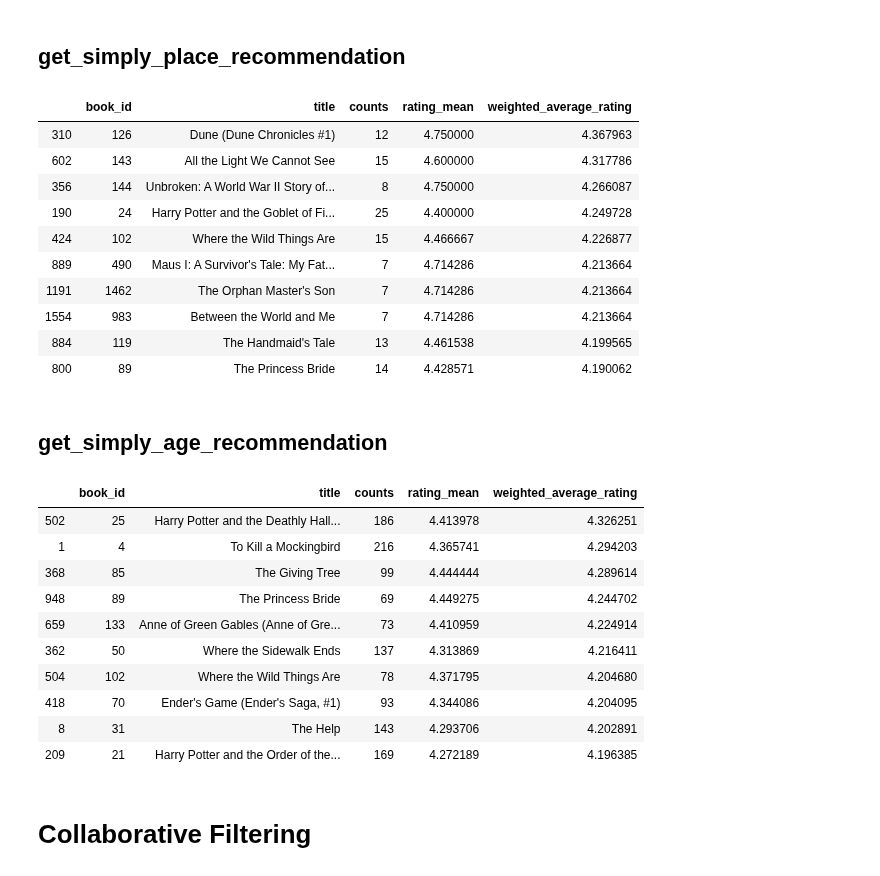
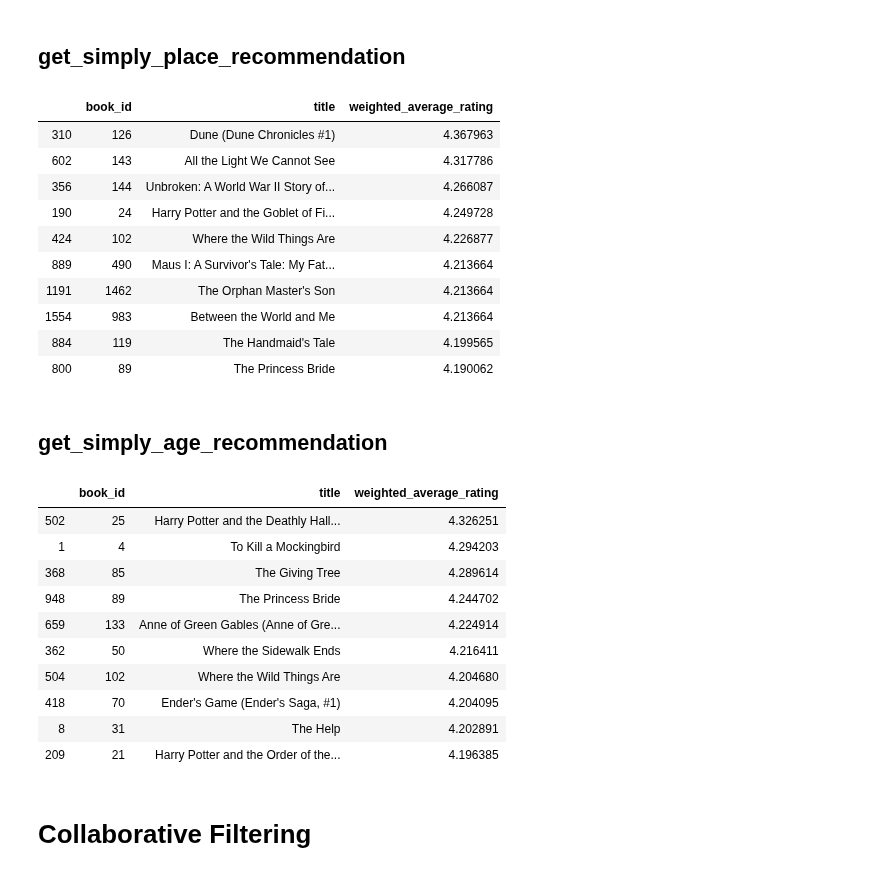
Before and after one commit to Lea1612/AI_Recommender_Systems, a Jupyter notebook: Notebook.ipynb, the cells around one changed output. Cells and saved outputs as stored; diff of their text form; code cells hidden in the pictures.

```diff
--- a/Notebook.ipynb
+++ b/Notebook.ipynb
@@ -196,19 +196,19 @@ def get_simply_place_recommendation(place, k):
     return calculate_WAR_and_top_k(df, m, rating_all_mean, k, ['weighted_average_rating'])
 # %%
 place_recommendation_df = get_simply_place_recommendation('Ohio', 10)
-place_recommendation_df.head(10)
+place_recommendation_df[['book_id','title','weighted_average_rating']].head(10)
 # %% [output]
-|  | book_id | title | counts | rating_mean | weighted_average_rating |
-| 310 | 126 | Dune (Dune Chronicles #1) | 12 | 4.750000 | 4.367963 |
-| 602 | 143 | All the Light We Cannot See | 15 | 4.600000 | 4.317786 |
-| 356 | 144 | Unbroken: A World War II Story of... | 8 | 4.750000 | 4.266087 |
-| 190 | 24 | Harry Potter and the Goblet of Fi... | 25 | 4.400000 | 4.249728 |
-| 424 | 102 | Where the Wild Things Are | 15 | 4.466667 | 4.226877 |
-| 889 | 490 | Maus I: A Survivor's Tale: My Fat... | 7 | 4.714286 | 4.213664 |
-| 1191 | 1462 | The Orphan Master's Son | 7 | 4.714286 | 4.213664 |
-| 1554 | 983 | Between the World and Me | 7 | 4.714286 | 4.213664 |
-| 884 | 119 | The Handmaid's Tale | 13 | 4.461538 | 4.199565 |
-| 800 | 89 | The Princess Bride | 14 | 4.428571 | 4.190062 |
+|  | book_id | title | weighted_average_rating |
+| 310 | 126 | Dune (Dune Chronicles #1) | 4.367963 |
+| 602 | 143 | All the Light We Cannot See | 4.317786 |
+| 356 | 144 | Unbroken: A World War II Story of... | 4.266087 |
+| 190 | 24 | Harry Potter and the Goblet of Fi... | 4.249728 |
+| 424 | 102 | Where the Wild Things Are | 4.226877 |
+| 889 | 490 | Maus I: A Survivor's Tale: My Fat... | 4.213664 |
+| 1191 | 1462 | The Orphan Master's Son | 4.213664 |
+| 1554 | 983 | Between the World and Me | 4.213664 |
+| 884 | 119 | The Handmaid's Tale | 4.199565 |
+| 800 | 89 | The Princess Bride | 4.190062 |
 # %% [markdown]
 ## get_simply_age_recommendation
 # %%
@@ -227,19 +227,19 @@ def get_simply_age_recommendation(age, k):
     return calculate_WAR_and_top_k(df, m, rating_all_mean, k, ['weighted_average_rating'])
 # %%
 age_recommendation_df = get_simply_age_recommendation(28, 10)
-age_recommendation_df.head(10)
+age_recommendation_df[['book_id','title','weighted_average_rating']].head(10)
 # %% [output]
-|  | book_id | title | counts | rating_mean | weighted_average_rating |
-| 502 | 25 | Harry Potter and the Deathly Hall... | 186 | 4.413978 | 4.326251 |
-| 1 | 4 | To Kill a Mockingbird | 216 | 4.365741 | 4.294203 |
-| 368 | 85 | The Giving Tree | 99 | 4.444444 | 4.289614 |
-| 948 | 89 | The Princess Bride | 69 | 4.449275 | 4.244702 |
-| 659 | 133 | Anne of Green Gables (Anne of Gre... | 73 | 4.410959 | 4.224914 |
-| 362 | 50 | Where the Sidewalk Ends | 137 | 4.313869 | 4.216411 |
-| 504 | 102 | Where the Wild Things Are | 78 | 4.371795 | 4.204680 |
-| 418 | 70 | Ender's Game (Ender's Saga, #1) | 93 | 4.344086 | 4.204095 |
-| 8 | 31 | The Help | 143 | 4.293706 | 4.202891 |
-| 209 | 21 | Harry Potter and the Order of the... | 169 | 4.272189 | 4.196385 |
+|  | book_id | title | weighted_average_rating |
+| 502 | 25 | Harry Potter and the Deathly Hall... | 4.326251 |
+| 1 | 4 | To Kill a Mockingbird | 4.294203 |
+| 368 | 85 | The Giving Tree | 4.289614 |
+| 948 | 89 | The Princess Bride | 4.244702 |
+| 659 | 133 | Anne of Green Gables (Anne of Gre... | 4.224914 |
+| 362 | 50 | Where the Sidewalk Ends | 4.216411 |
+| 504 | 102 | Where the Wild Things Are | 4.204680 |
+| 418 | 70 | Ender's Game (Ender's Saga, #1) | 4.204095 |
+| 8 | 31 | The Help | 4.202891 |
+| 209 | 21 | Harry Potter and the Order of the... | 4.196385 |
 # %% [markdown]
 # Collaborative Filtering
 # %%
```
Also changed, not shown: parts of 9 cells of this notebook, 1 other file.
